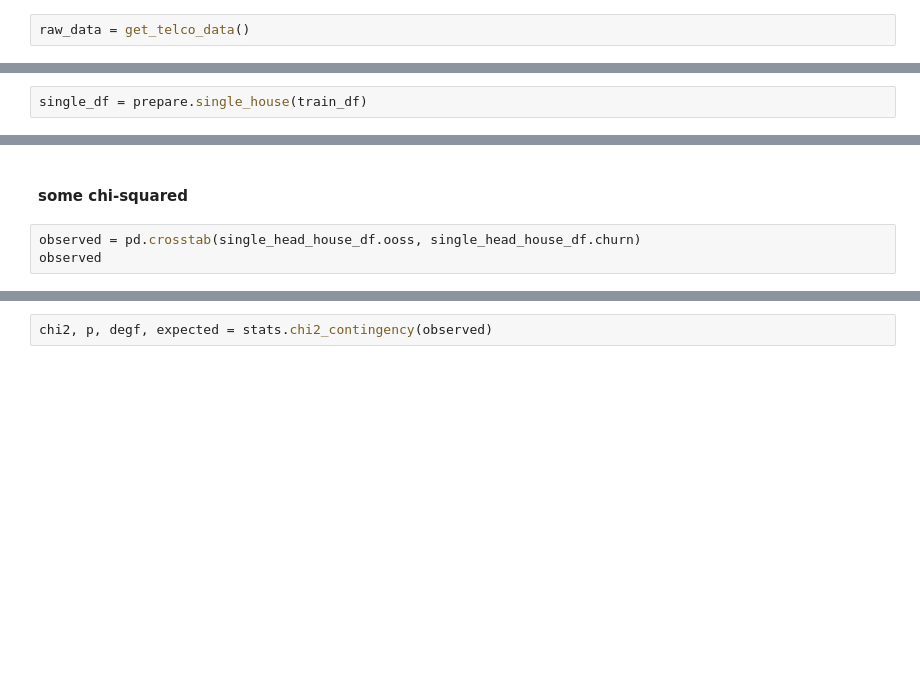
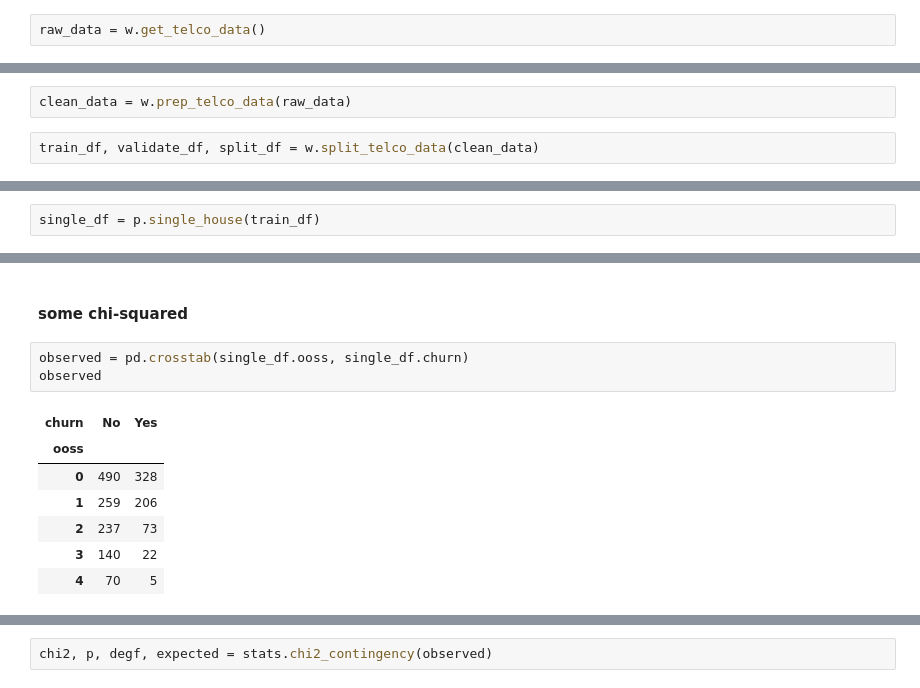
Before and after one commit to Naomi-SB/Codeup-Project-1-Classification-on-Telco-Data, a Jupyter notebook: Now we're exploring!.ipynb, the cells around one changed output, grey strips where cells are left out. Saved outputs shown, nothing was run; the diff lists cells and outputs as text; blank space fills up the shorter version.

```diff
--- a/Now we're exploring!.ipynb
+++ b/Now we're exploring!.ipynb
@@ -29,4 +30,4 @@ alpha = 0.5
 # %%
 df = pd.read_sql('SELECT * FROM customers', get_db_url('telco_churn'))
 # %%
-raw_data = get_telco_data()
+raw_data = w.get_telco_data()
@@ -41,7 +34,11 @@ raw_data = get_telco_data()
+# %%
+clean_data = w.prep_telco_data(raw_data)
+# %%
+train_df, validate_df, split_df = w.split_telco_data(clean_data)
 # %% [markdown]
 ##########################################################################################################
 # %%
-single_df = prepare.single_house(train_df)
+single_df = p.single_house(train_df)
 # %%
 single_df.head()
 # %%
@@ -171,7 +221,15 @@ train_df[train_df.churn == 'Yes'].ooss.hist()
 # %% [markdown]
 #### some chi-squared
 # %%
-observed = pd.crosstab(single_head_house_df.ooss, single_head_house_df.churn)
+observed = pd.crosstab(single_df.ooss, single_df.churn)
 observed
+# %% [output]
+| churn | No | Yes |
+| ooss |  |  |
+| 0 | 490 | 328 |
+| 1 | 259 | 206 |
+| 2 | 237 | 73 |
+| 3 | 140 | 22 |
+| 4 | 70 | 5 |
 # %%
 stats.chi2_contingency(observed)
```
Also changed, not shown: parts of 42 cells of this notebook, 2 other files.
